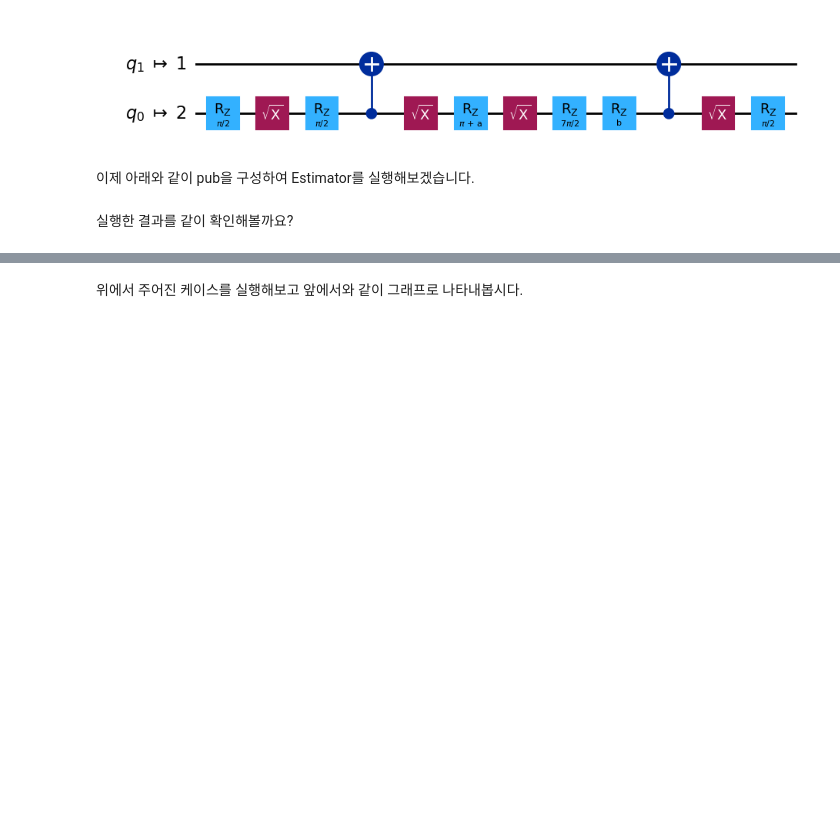
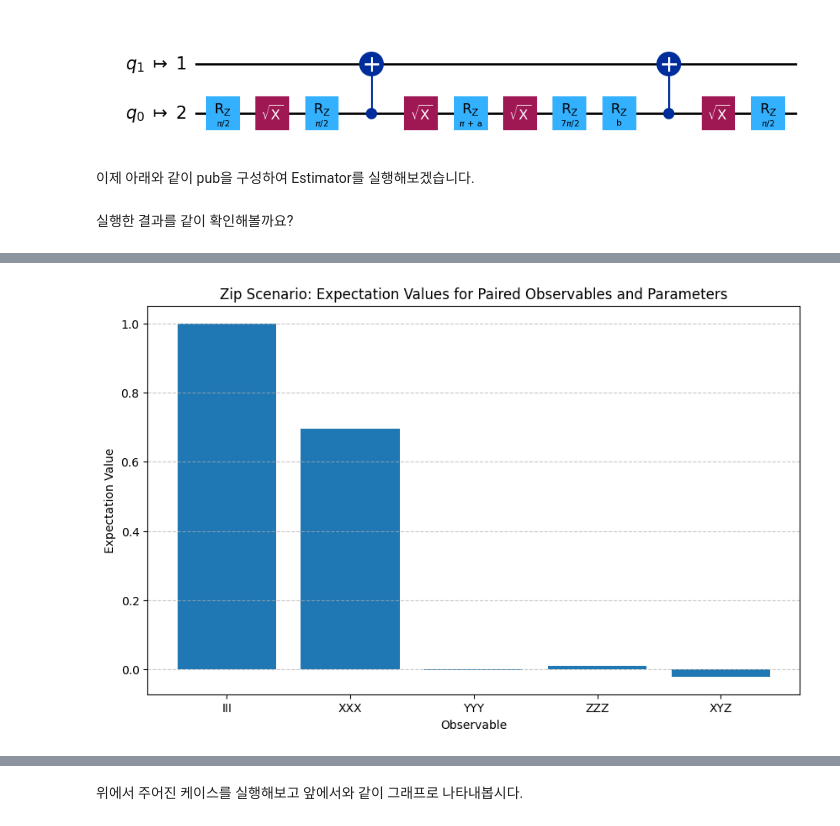
Before and after one commit to KimHaejoong1/busan-quantum-developer-program, a Jupyter notebook: korean-community-resources/코딩실습 6.ipynb, the cells around one changed output, grey strips where cells are left out. Drawn from its saved outputs; the diff is of its cells as text; code cells hidden in the pictures; blank space fills up the shorter version.

```diff
--- a/korean-community-resources/코딩실습 6.ipynb
+++ b/korean-community-resources/코딩실습 6.ipynb
@@ -306,0 +310,34 @@ observables = [
+# %%
+# Zip
+parameter_values = np.random.uniform(size=(5,))  # shape (5,)
+observables = [
+    SparsePauliOp(pauli) for pauli in ["III", "XXX", "YYY", "ZZZ", "XYZ"]
+]  # shape (5,)
+# >> pub result has shape (5,)
+
+# 3. 파라미터 값들과 관측가능량 리스트를 정의합니다.
+parameter_values = np.linspace(0, np.pi, 5) # shape (5,)
+parameter_values = parameter_values.reshape(-1, 1)
+observables = [
+    SparsePauliOp(pauli) for pauli in ["III", "XXX", "YYY", "ZZZ", "XYZ"]
+]  # shape (5,)
+
+# 5. Estimator를 실행하여 기댓값을 계산합니다.
+#    (parameter_values[0]과 observables[0]을 짝지어 계산)
+#    (parameter_values[1]과 observables[1]을 짝지어 계산)
+job = estimator.run(pubs=[(qc_1_param, observables, parameter_values)])
+result = job.result()
+evs = result[0].data.evs
+
+# 6. 결과를 막대그래프로 시각화합니다.
+observable_labels = [obs.paulis.to_labels()[0] for obs in observables]
+
+plt.figure(figsize=(10, 6))
+plt.bar(observable_labels, evs)
+plt.title("Zip Scenario: Expectation Values for Paired Observables and Parameters")
+plt.xlabel("Observable")
+plt.ylabel("Expectation Value")
+plt.grid(axis='y', linestyle='--', alpha=0.7)
+plt.show()
+# %% [output]
+[figure, added]
```
Also changed, not shown: parts of 12 cells of this notebook.
